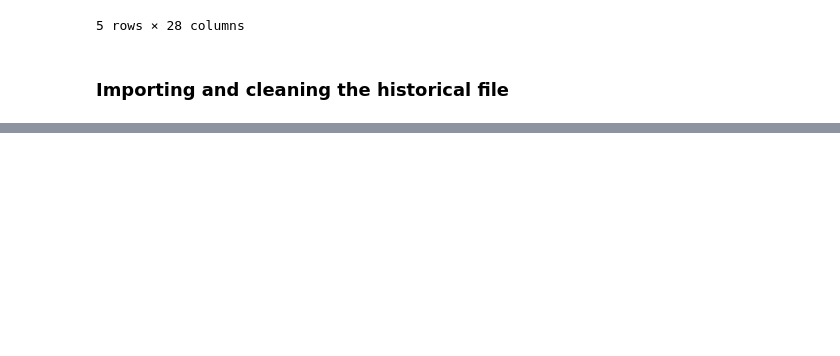
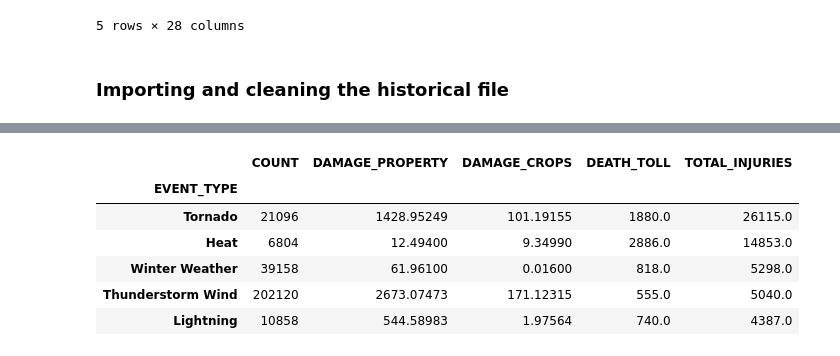
Before and after one commit to ksalaris/Project_2, a Jupyter notebook: Flood.ipynb, the cells around one changed output, grey strips where cells are left out. Cells and saved outputs as stored; diff of their text form; code cells hidden in the pictures; blank space fills up the shorter version.

```diff
--- a/Flood.ipynb
+++ b/Flood.ipynb
@@ -110,0 +166,10 @@ flood_data.drop(columns={'BEGIN_YEARMONTH','END_YEARMONTH','END_DAY','END_TIME',
+# %%
+storm_summary.sort_values("TOTAL_INJURIES", ascending=False).head()
+# %% [output]
+|  | COUNT | DAMAGE_PROPERTY | DAMAGE_CROPS | DEATH_TOLL | TOTAL_INJURIES |
+| EVENT_TYPE |  |  |  |  |  |
+| Tornado | 21096 | 1428.95249 | 101.19155 | 1880.0 | 26115.0 |
+| Heat | 6804 | 12.49400 | 9.34990 | 2886.0 | 14853.0 |
+| Winter Weather | 39158 | 61.96100 | 0.01600 | 818.0 | 5298.0 |
+| Thunderstorm Wind | 202120 | 2673.07473 | 171.12315 | 555.0 | 5040.0 |
+| Lightning | 10858 | 544.58983 | 1.97564 | 740.0 | 4387.0 |
```
Also changed, not shown: parts of 18 cells of this notebook, 8 other files.
